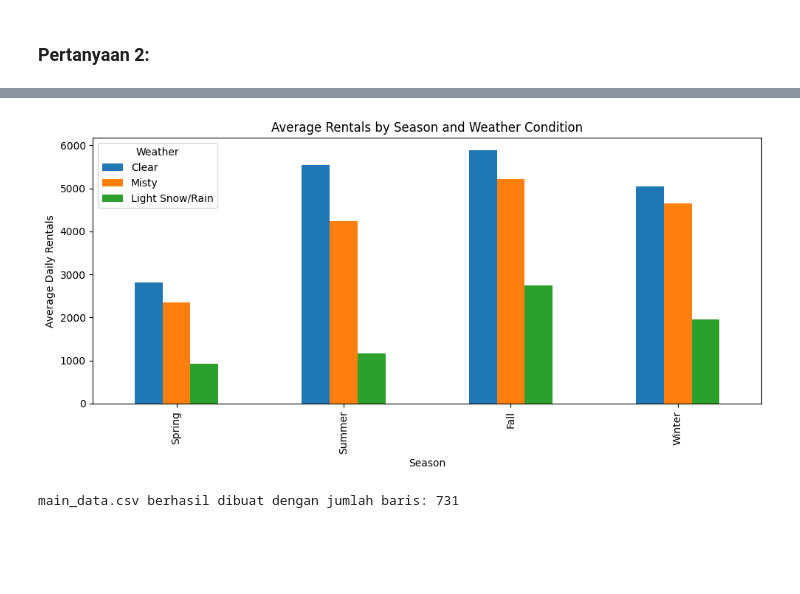
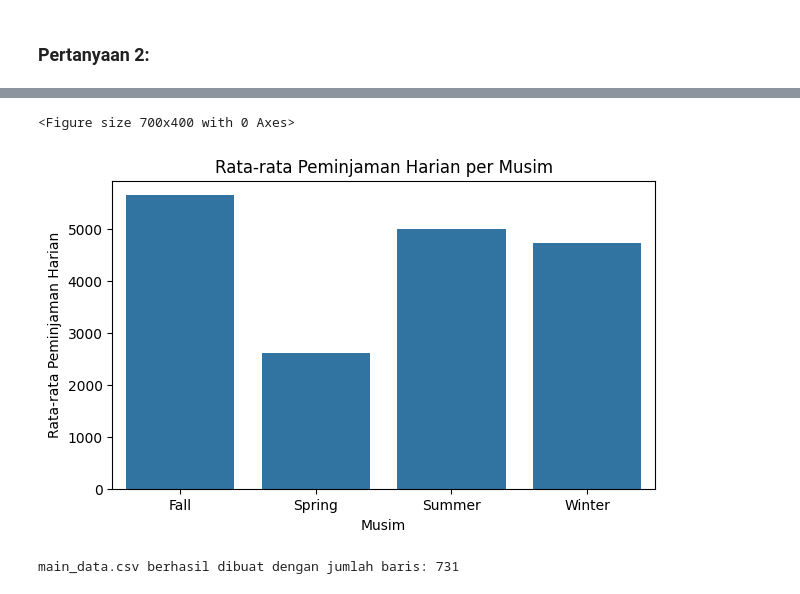
Before and after one commit to annsftrmdhn/Bike-Sharing-Usage-Trends-2011-2012, a Jupyter notebook: Proyek_Analisis_Data.ipynb, the cells around one changed output, grey strips where cells are left out. Saved outputs shown, nothing was run; the diff lists cells and outputs as text; code cells hidden in the pictures; blank space fills up the shorter version.

```diff
--- a/Proyek_Analisis_Data.ipynb
+++ b/Proyek_Analisis_Data.ipynb
@@ -220,0 +353,8 @@ Winter      5043.6           1961.6  4654.0
+# %%
+season_map = {1:'Spring', 2:'Summer', 3:'Fall', 4:'Winter'}
+day_df['season_label'] = day_df['season'].map(season_map)
+
+season_agg = day_df.groupby('season', as_index=False)['cnt'].mean()
+season_agg.rename(columns={'cnt': 'avg_daily'}, inplace=True)
+
+print(season_agg)
@@ -304,18 +440,14 @@ plt.show()
-# %%
-# 4c. Season & Weather Impact
-season_order  = ["Spring", "Summer", "Fall", "Winter"]
-weather_order = ["Clear", "Misty", "Light Snow/Rain", "Heavy Rain"]
-season_weather_avg = season_weather_avg.reindex(season_order)[weather_order[:-1]]  # Exclude 'Heavy Rain' if not present
-
-season_weather_avg.plot(kind='bar', figsize=(10, 5))
-plt.title('Average Rentals by Season and Weather Condition')
-plt.xlabel('Season')
-plt.ylabel('Average Daily Rentals')
-plt.legend(title='Weather')
-plt.tight_layout()
-plt.show()
-# %% [output]
-[figure, removed]
+# %%
+# 4c. Season & Weather Impact
+plt.figure(figsize=(7,4))
+sns.barplot(x='season', y='avg_daily', data=season_agg, errorbar=None)
+plt.title('Rata-rata Peminjaman Harian per Musim')
+plt.xlabel('Musim')
+plt.ylabel('Rata-rata Peminjaman Harian')
+plt.show()
+# %% [output]
+<Figure size 700x400 with 0 Axes>
+[figure, added]
 # %%
 day_df.to_csv("day_cleaned.csv", index=False)
 hour_df.to_csv("hour_cleaned.csv", index=False)
```
Also changed, not shown: parts of 18 cells of this notebook, 2 other files.
